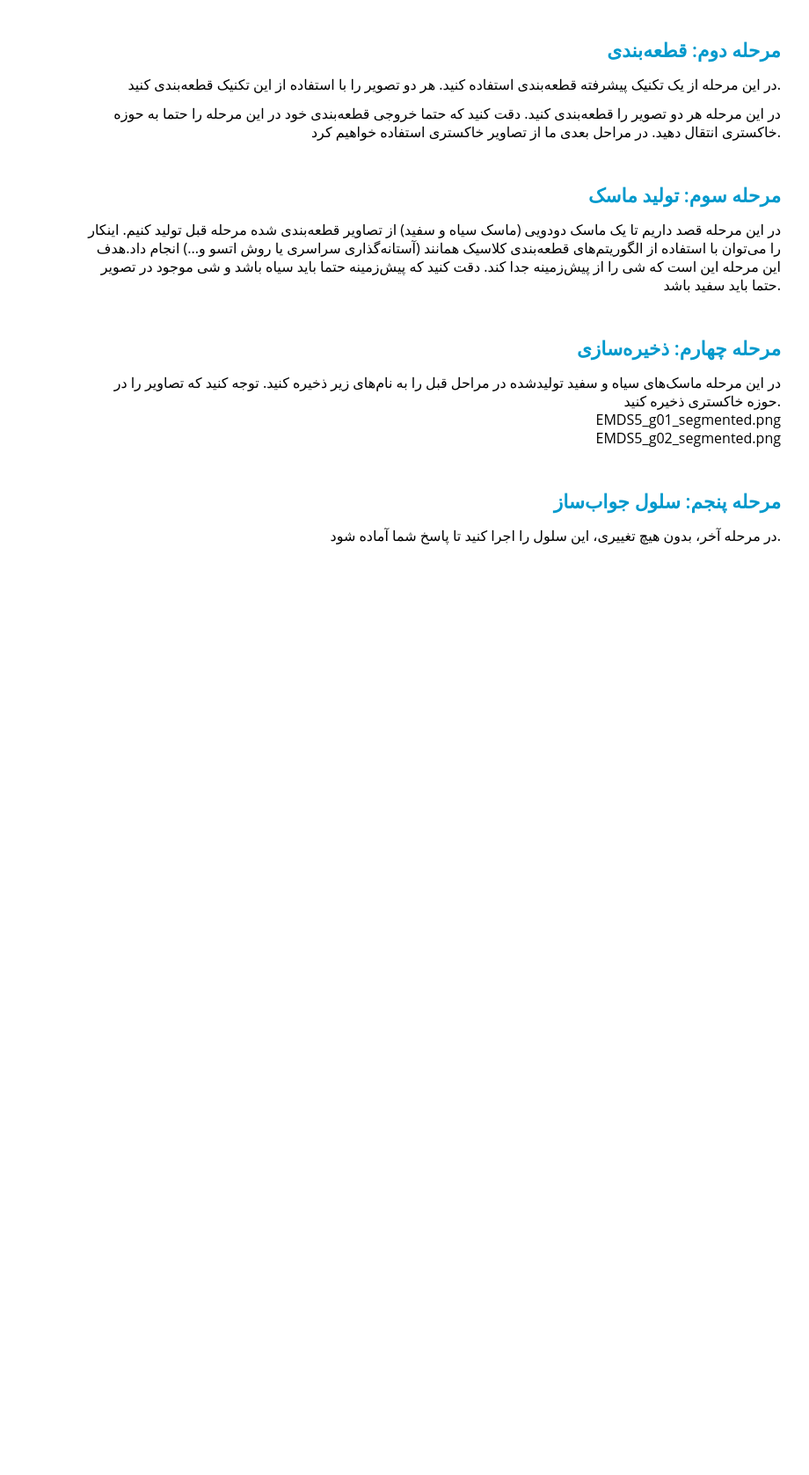
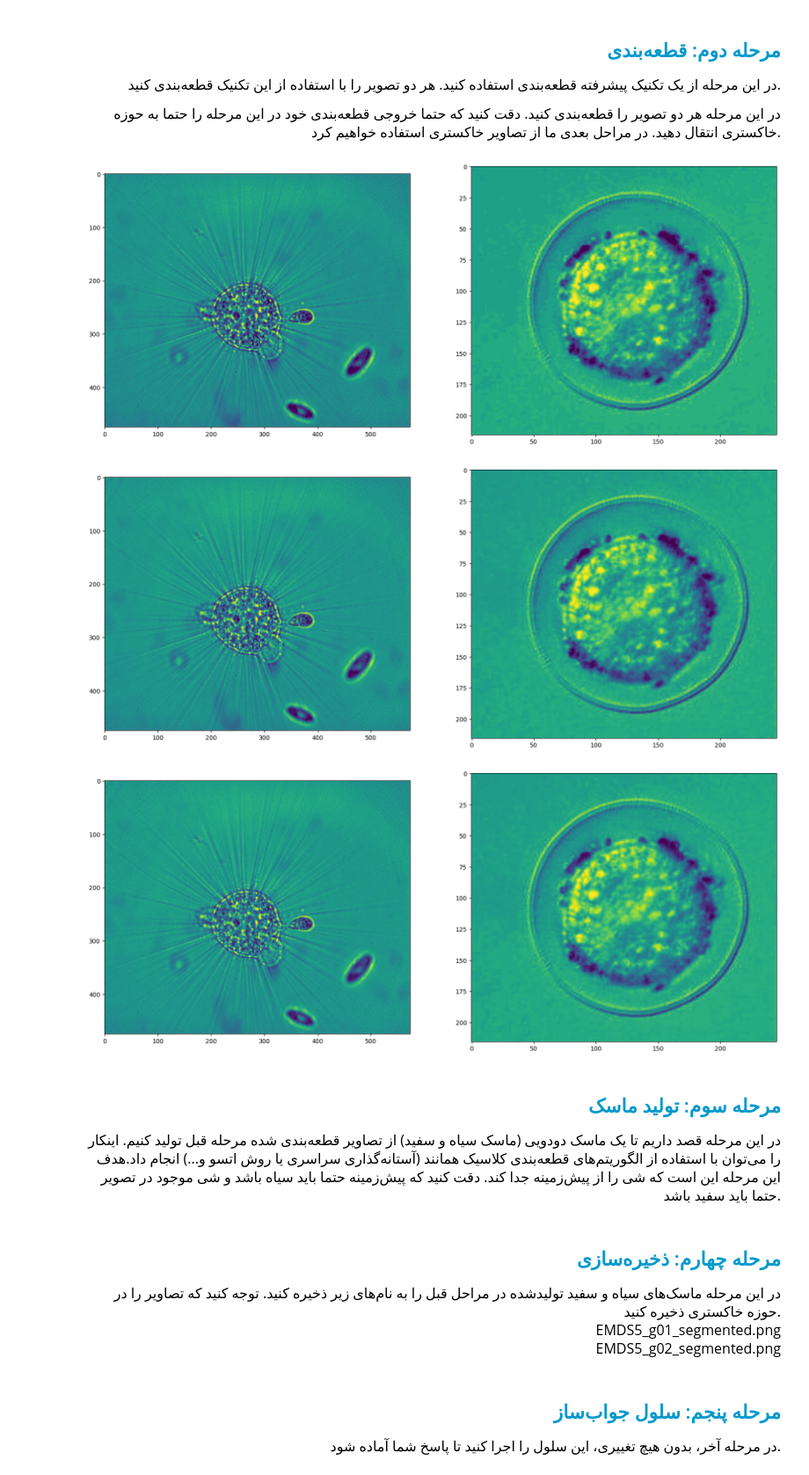
Before and after one commit to mahajialirezaei/image-processing-codes, a Jupyter notebook: Clustering-Segmentation-Microorganism/notebook.ipynb, the cells around one changed output. Shown at 88% size. Drawn from its saved outputs; the diff is of its cells as text; code cells hidden in the pictures; blank space fills up the shorter version.

Commit message:
segmentation using clustering

```diff
--- a/Clustering-Segmentation-Microorganism/notebook.ipynb
+++ b/Clustering-Segmentation-Microorganism/notebook.ipynb
@@ -57,6 +65,41 @@ img2 = cv2.imread('Data/EMDS5_g02.png')
 در این مرحله هر دو تصویر را قطعه‌بندی کنید. دقت کنید که حتما خروجی قطعه‌بندی خود در این مرحله را حتما به حوزه خاکستری انتقال دهید. در مراحل بعدی ما از تصاویر خاکستری استفاده خواهیم کرد.
 </font>
 </p>
+# %%
+clusters = [25, 50, 100]
+pixels1 = img1.reshape((-1, 3))
+pixels2 = img2.reshape((-1, 3))
+set_kmeans1 = []
+set_kmeans2 = []
+images1 = []
+images2 = []
+for k in clusters:
+    kmeans1 = KMeans(n_clusters=k, random_state=42)
+    kmeans2 = KMeans(n_clusters=k, random_state=42)
+
+    labels1 = kmeans1.fit_predict(pixels1)
+    labels2 = kmeans2.fit_predict(pixels2)
+
+    set_kmeans1.append(labels1)
+    set_kmeans2.append(labels2)
+
+    segmented1 = kmeans1.cluster_centers_[labels1].reshape(img1.shape).astype(np.uint8)
+    segmented2 = kmeans2.cluster_centers_[labels2].reshape(img2.shape).astype(np.uint8)
+
+    segmented1 = cv2.cvtColor(segmented1, cv2.COLOR_BGR2GRAY)
+    segmented2 = cv2.cvtColor(segmented2, cv2.COLOR_BGR2GRAY)
+
+    images1 += [segmented1]
+    images2 += [segmented2]
+
+    fig, ax = plt.subplots(1, 2, figsize=(20, 10))
+    ax[0].imshow(segmented1)
+    ax[1].imshow(segmented2)
+    plt.show()
+# %% [output]
+[figure, added]
+[figure, added]
+[figure, added]
 # %% [markdown]
 <h2 align=right style="line-height:200%;font-family:vazir;color:#0099cc">
 <font face="vazir" color="#0099cc">
```
Also changed, not shown: parts of 2 cells of this notebook.
